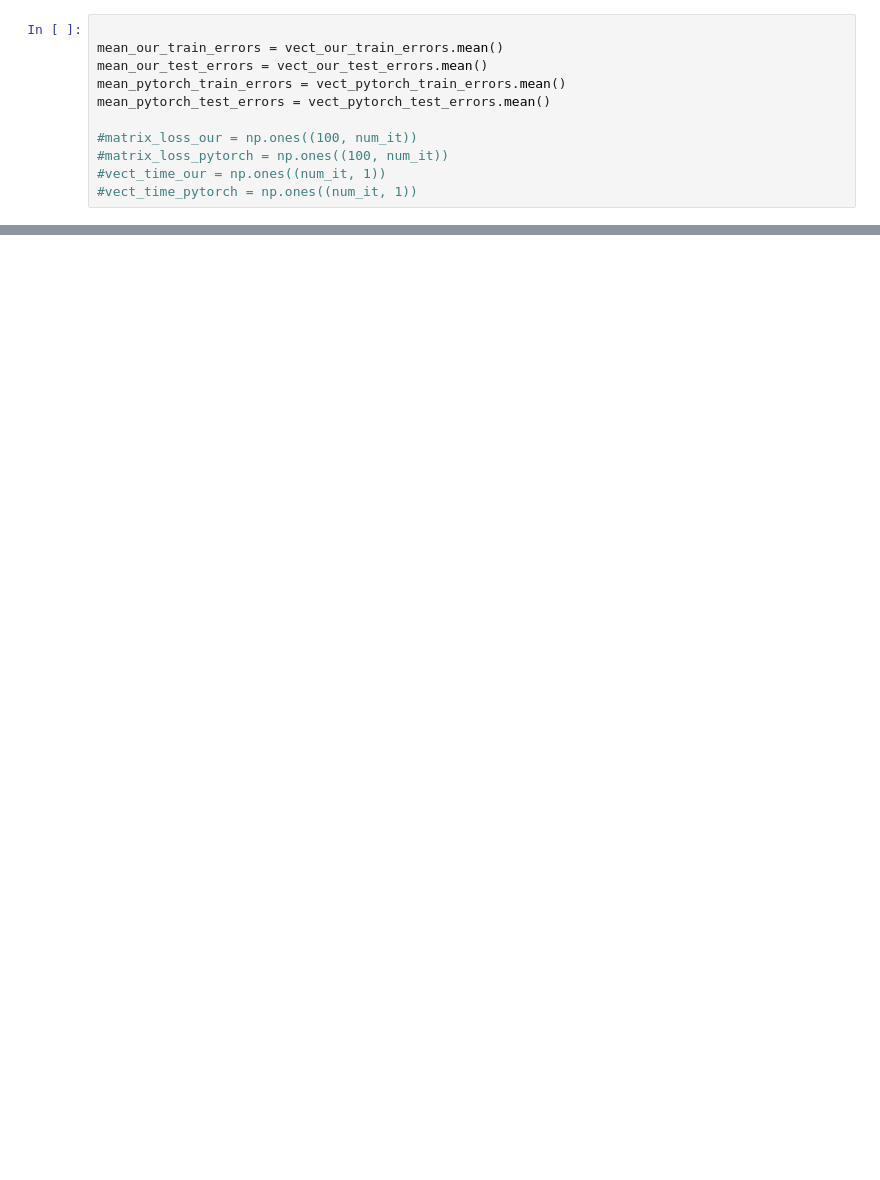
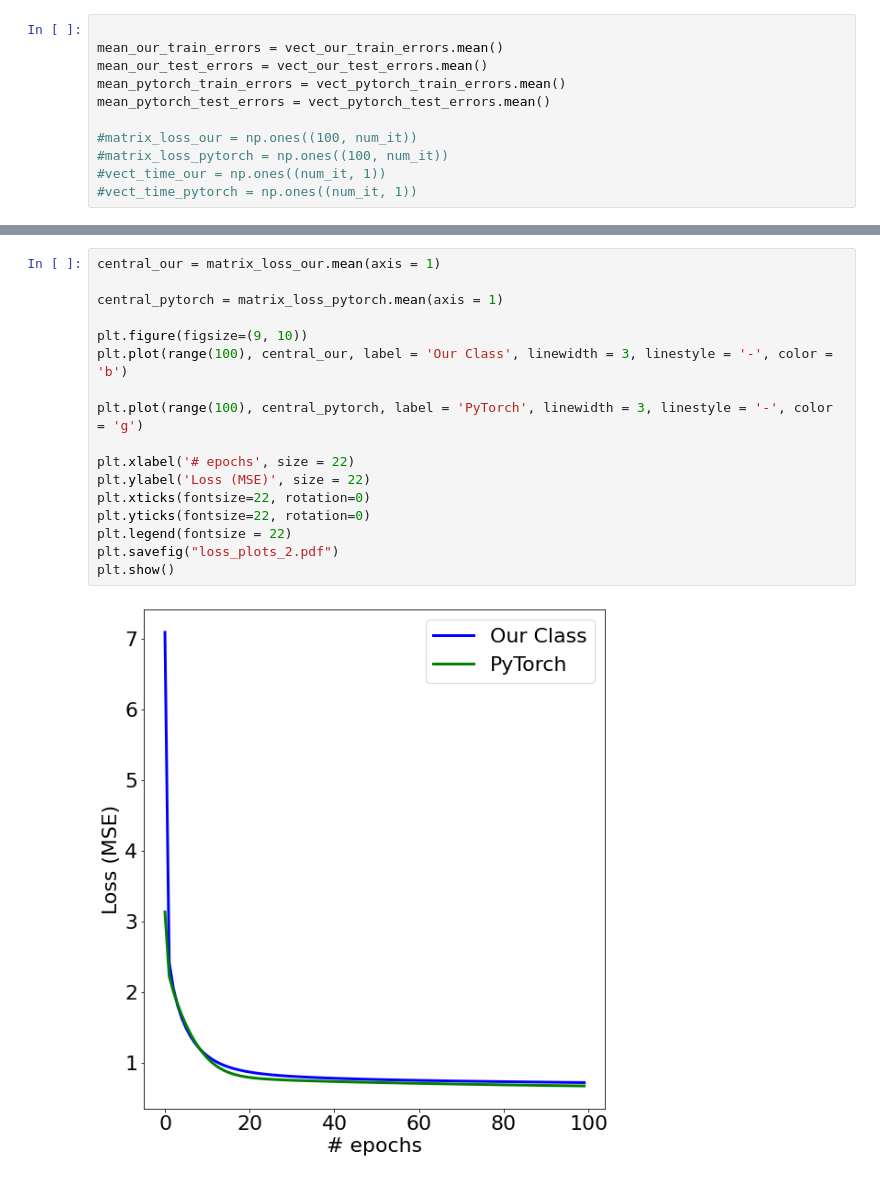
Before and after one commit to Vekkt/DL_projects, a Jupyter notebook: project2/Plot_Losses.ipynb, the cells around one changed output, grey strips where cells are left out. Cells and saved outputs as stored; diff of their text form; blank space fills up the shorter version.

```diff
--- a/project2/Plot_Losses.ipynb
+++ b/project2/Plot_Losses.ipynb
@@ -227,0 +243,19 @@ plt.show()
+# %%
+central_our = matrix_loss_our.mean(axis = 1)
+
+central_pytorch = matrix_loss_pytorch.mean(axis = 1)
+
+plt.figure(figsize=(9, 10))
+plt.plot(range(100), central_our, label = 'Our Class', linewidth = 3, linestyle = '-', color = 'b')
+
+plt.plot(range(100), central_pytorch, label = 'PyTorch', linewidth = 3, linestyle = '-', color = 'g')
+
+plt.xlabel('# epochs', size = 22)
+plt.ylabel('Loss (MSE)', size = 22)
+plt.xticks(fontsize=22, rotation=0)
+plt.yticks(fontsize=22, rotation=0)
+plt.legend(fontsize = 22)
+plt.savefig("loss_plots_2.pdf")
+plt.show()
+# %% [output]
+[figure, added]
```
Also changed, not shown: parts of 4 cells of this notebook, 1 other file.
